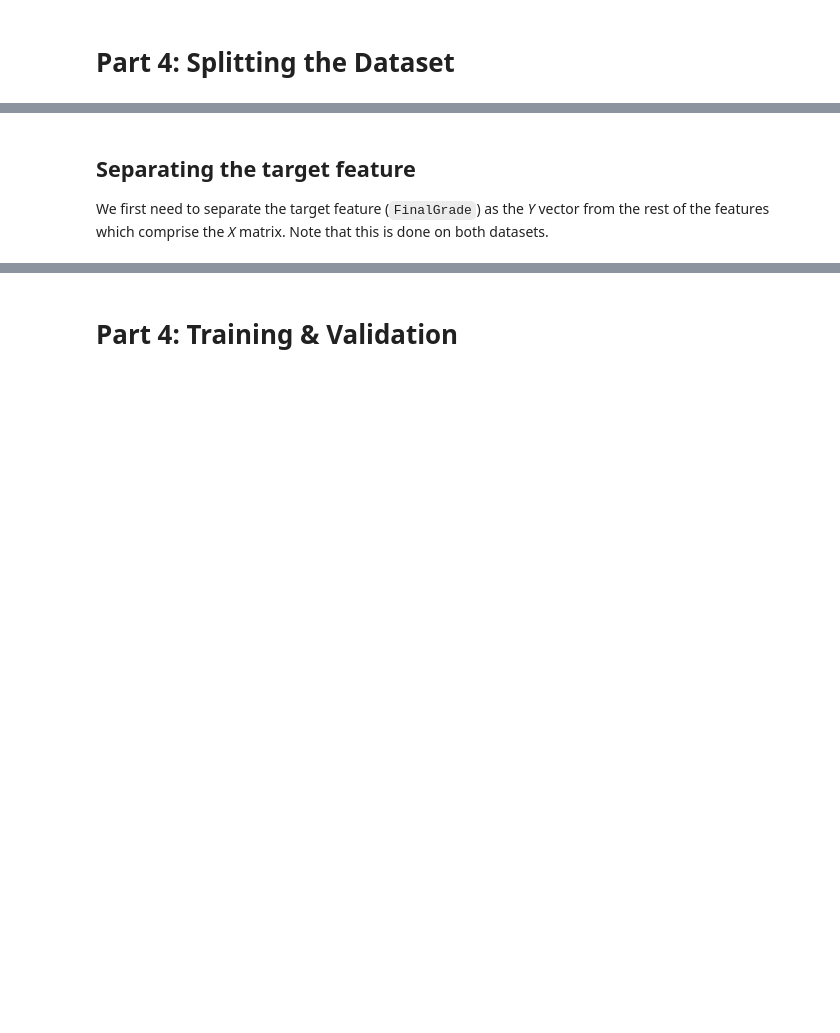
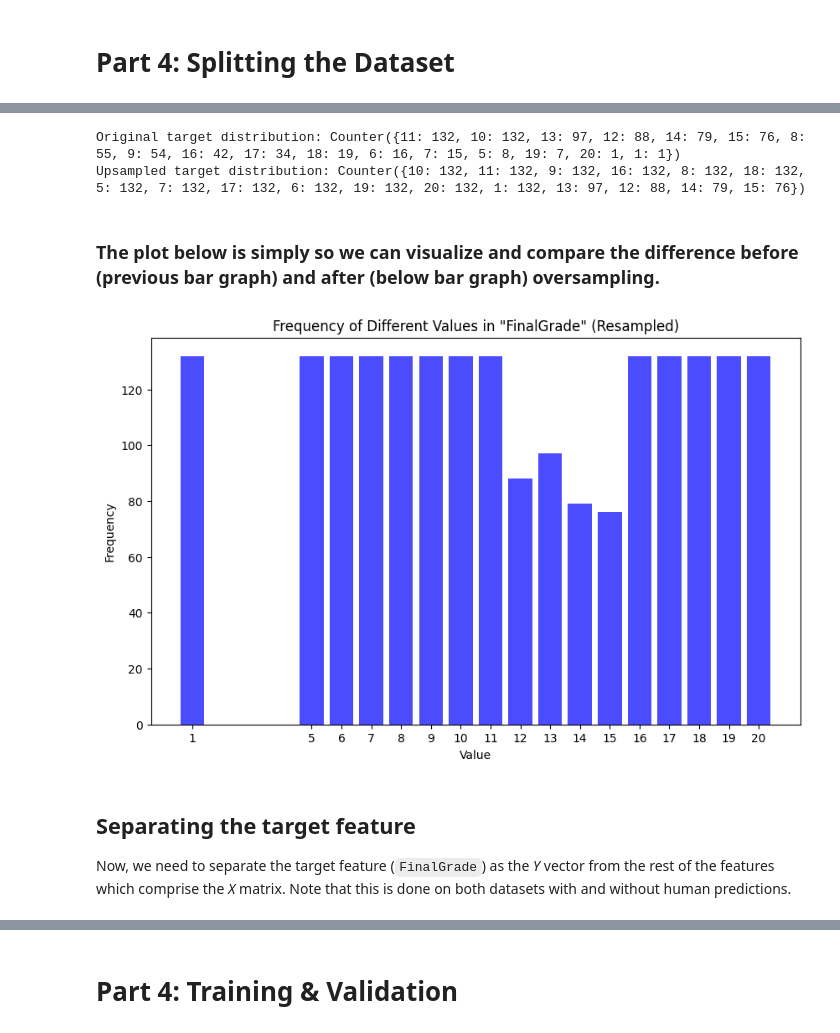
Before and after one commit to shankencedric/cs180proj, a Jupyter notebook: MantisMinds™️_Bucu_Legara_Project_THX.ipynb, the cells around one changed output, grey strips where cells are left out. Cells and saved outputs as stored; diff of their text form; code cells hidden in the pictures; blank space fills up the shorter version.

```diff
--- a/MantisMinds™️_Bucu_Legara_Project_THX.ipynb
+++ b/MantisMinds™️_Bucu_Legara_Project_THX.ipynb
@@ -220,5 +257,60 @@ Dataset with no human predictions    Sex  StudyTime  FreeTime  Romantic  AlcoInt
+# %%
+# Import libraries for oversampling
+from sklearn.utils import resample
+from collections import Counter
+import numpy as np
+
+# oversampling function
+def random_oversampling(dataset, value, min_range, max_range, majority_class):
+    if value < min_range or value > max_range:
+        upsampled_class = resample(dataset[dataset['FinalGrade'] == value],
+                                   replace=True,  # Sample with replacement
+                                   n_samples=len(majority_class),  # Match number of majority class
+                                   random_state=42)  # Seed for reproducibility
+    else:
+        upsampled_class = dataset[dataset['FinalGrade'] == value]
+    return upsampled_class
+
+# Check the distribution of the target variable
+print(f"Original target distribution: {Counter(dataset['FinalGrade'])}")
+
+# Identify the majority class
+majority_class = dataset[dataset['FinalGrade'] == 10]
+
+# Initialize upsampled dataset with majority class
+upsampled_dataset = majority_class.copy()
+
+# Define the range for the minority classes
+min_range = 10
+max_range = 15
+
+# Iterate over each unique value in the target feature 'FinalGrade'
+for value in dataset['FinalGrade'].unique():
+    if value != 10:  # Skip the majority class itself
+        upsampled_class = random_oversampling(dataset, value, min_range, max_range, majority_class)
+        upsampled_dataset = pd.concat([upsampled_dataset, upsampled_class])
+
+# Check the new distribution of the target variable
+print(f"Upsampled target distribution: {Counter(upsampled_dataset['FinalGrade'])}")
+# %% [output]
+Original target distribution: Counter({11: 132, 10: 132, 13: 97, 12: 88, 14: 79, 15: 76, 8: 55, 9: 54, 16: 42, 17: 34, 18: 19, 6: 16, 7: 15, 5: 8, 19: 7, 20: 1, 1: 1})
+Upsampled target distribution: Counter({10: 132, 11: 132, 9: 132, 16: 132, 8: 132, 18: 132, 5: 132, 7: 132, 17: 132, 6: 132, 19: 132, 20: 132, 1: 132, 13: 97, 12: 88, 14: 79, 15: 76})
+# %% [markdown]
+### The plot below is simply so we can visualize and compare the difference before (previous bar graph) and after (below bar graph) oversampling.
+# %%
+# Plot the bar graph of the resampled target distribution
+value_counts = upsampled_dataset['FinalGrade'].value_counts().sort_index()
+plt.figure(figsize=(10, 6))
+plt.bar(value_counts.index, value_counts.values, color='blue', alpha=0.7)
+plt.xlabel('Value')
+plt.ylabel('Frequency')
+plt.title('Frequency of Different Values in "FinalGrade" (Resampled)')
+plt.xticks(value_counts.index)  # Ensures all unique values are shown on the x-axis
+plt.show()
+# %% [output]
+[figure, added]
 # %% [markdown]
 ## Separating the target feature
-We first need to separate the target feature (`FinalGrade`) as the *Y* vector from the rest of the features which comprise the *X* matrix. Note that this is done on both datasets.
+Now, we need to separate the target feature (`FinalGrade`) as the *Y* vector from the rest of the features which comprise the *X* matrix. Note that this is done on both datasets with and without human predictions.
 # %%
 # separating the target feature 'FinalGrade' in the w/ human dataset
```
Also changed, not shown: parts of 32 cells of this notebook.
